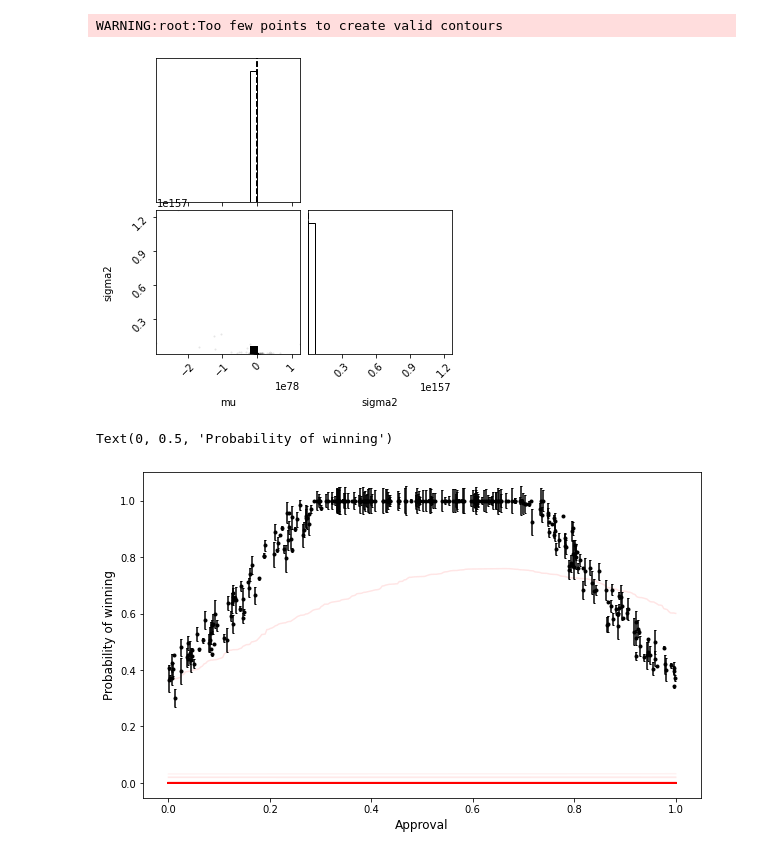
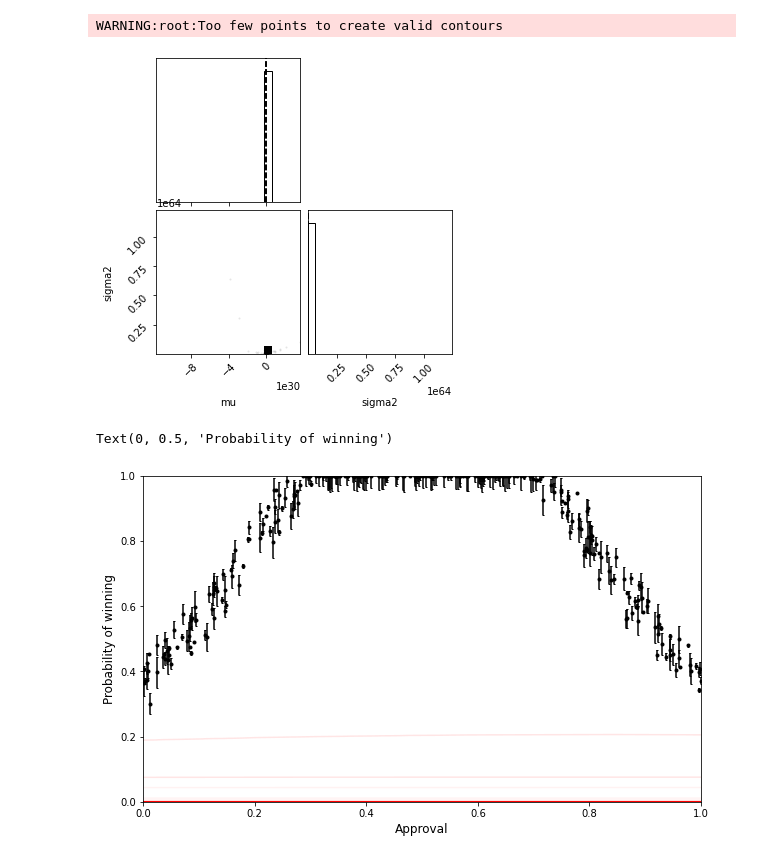
Before and after one commit to jmanlarkin/Phys321_FinalProject, a Jupyter notebook: Gaussian model.ipynb, the cells around one changed output. Saved outputs shown, nothing was run; the diff lists cells and outputs as text; code cells hidden in the pictures.

```diff
--- a/Gaussian model.ipynb
+++ b/Gaussian model.ipynb
@@ -29,19 +31,20 @@ Text(0, 0.5, 'Probability of winning')
 # %%
-def log_likelihood(theta, x, y, yerr):
+def log_likelihood(theta, y):
     mu, sigma2 = theta
-    model = 1/(2*np.pi*true_sigma2)**0.5 * np.exp(-(x-true_mu)**2/(2*true_sigma2))
-    err = yerr ** 2
-    return -0.5 * np.sum((y - model) ** 2 / err + np.log(err))
+    return -0.5*np.log(sigma2) - np.sum((y - mu)**2)/(2*sigma2)
 
 def log_prior(theta):
     mu, sigma2 = theta
     return -(true_mu - mu)**2/(2*sigma2) - 0.5 * np.log(sigma2)
 
-def log_posterior(theta, x, y, yerr):
+def log_posterior(theta, y):
     lp = log_prior(theta)
+    ll = log_likelihood(theta, y)
     if not np.isfinite(lp):
         return -np.inf
-    return lp + log_likelihood(theta, x, y, yerr)
+    if not np.isfinite(ll):
+        return -np.inf
+    return lp + log_likelihood(theta, y)
 # %%
 import emcee
 
@@ -50,7 +53,7 @@ ndim = 2
 nwalkers = 32
 initial_pos = np.array((1., 1.)) + 0.01 * np.random.randn(nwalkers, ndim)
 
-sampler = emcee.EnsembleSampler(nwalkers, ndim, log_posterior, args=(x, y, yerr))
+sampler = emcee.EnsembleSampler(nwalkers, ndim, log_posterior, args=[y])
 sampler.run_mcmc(initial_pos, num_iter, progress=True);
 # %%
 import corner
@@ -61,19 +64,19 @@ labels = ['mu', 'sigma2']
 fig = corner.corner(flat_samples, labels=labels, quantiles=[0.16, 0.5, 0.84]);
 # %% [output]
 WARNING:root:Too few points to create valid contours
-[figure, old version]
+[figure, new version]
 # %%
 inds = np.random.randint(len(flat_samples), size=100)
 x0 = np.linspace(0, 1, 300)
 f, ax = plt.subplots(figsize=(10,6))
 for ind in inds:
     sample = flat_samples[ind]
     ax.plot(x0, 1/(2*np.pi*sample[1])**0.5 * np.exp(-(x-sample[0])**2/(2*sample[1])), alpha=0.05, color='red')
 ax.errorbar(x, y, yerr=yerr, linestyle = 'None',capsize=1, marker ='o', color='black', ms=3)
-#ax.set_xlim(0, 1)
-#ax.set_ylim(0, 1)
+ax.set_xlim(0, 1)
+ax.set_ylim(0, 1)
 ax.set_xlabel('Approval', size = 12)
 ax.set_ylabel('Probability of winning', size = 12)
 # %% [output]
 Text(0, 0.5, 'Probability of winning')
-[figure, old version]
+[figure, new version]
```
Also changed, not shown: parts of 1 cell of this notebook.
